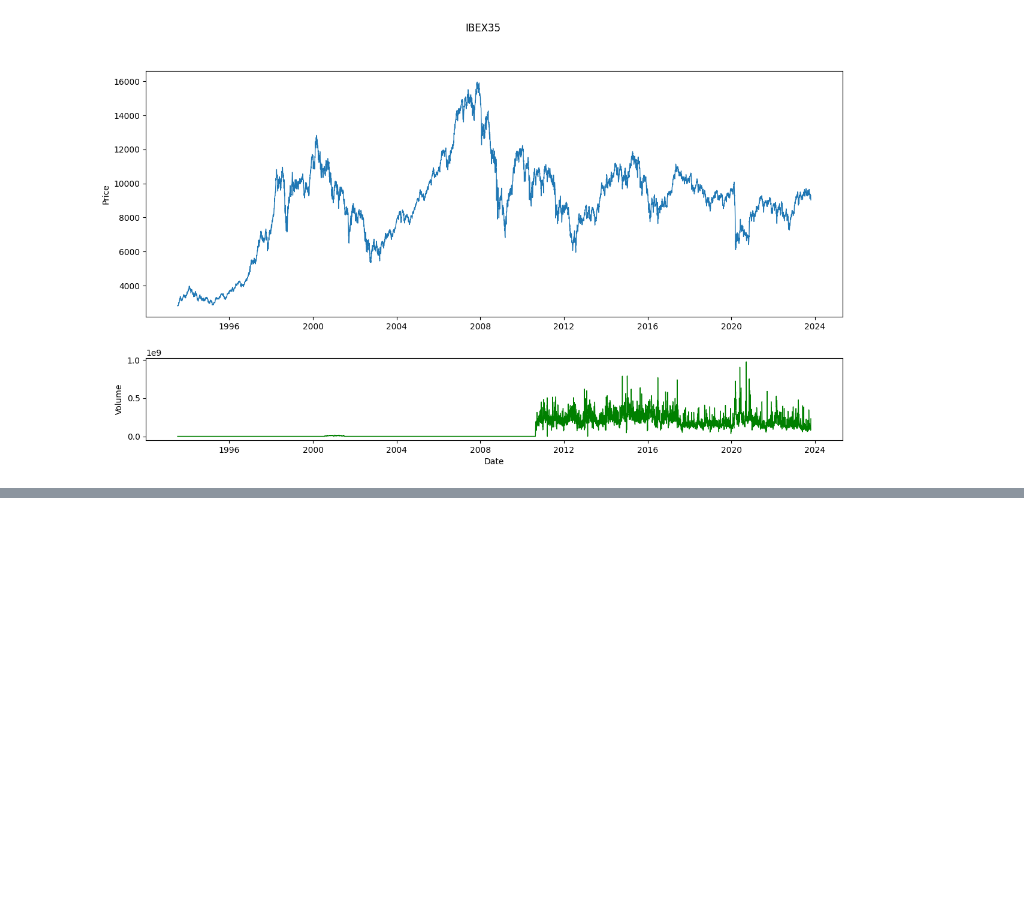
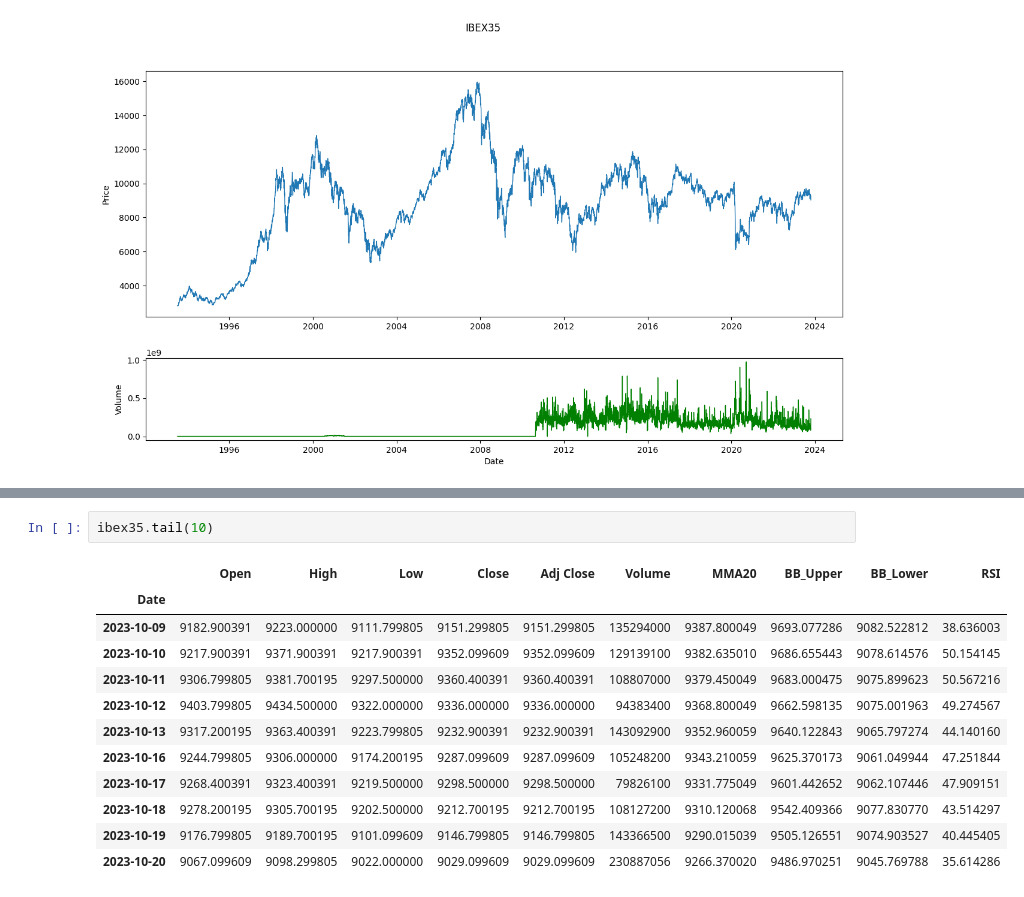
Before and after one commit to alfonrodrisimon/Stock-Market-Finance-Python, a Jupyter notebook: notebooks/Ibex35-notebook.ipynb, the cells around one changed output, grey strips where cells are left out. Cells and saved outputs as stored; diff of their text form; blank space fills up the shorter version.

```diff
--- a/notebooks/Ibex35-notebook.ipynb
+++ b/notebooks/Ibex35-notebook.ipynb
@@ -93,0 +115,15 @@ plt.show()
+# %%
+ibex35.tail(10)
+# %% [output]
+|  | Open | High | Low | Close | Adj Close | Volume | MMA20 | BB_Upper | BB_Lower | RSI |
+| Date |  |  |  |  |  |  |  |  |  |  |
+| 2023-10-09 | 9182.900391 | 9223.000000 | 9111.799805 | 9151.299805 | 9151.299805 | 135294000 | 9387.800049 | 9693.077286 | 9082.522812 | 38.636003 |
+| 2023-10-10 | 9217.900391 | 9371.900391 | 9217.900391 | 9352.099609 | 9352.099609 | 129139100 | 9382.635010 | 9686.655443 | 9078.614576 | 50.154145 |
+| 2023-10-11 | 9306.799805 | 9381.700195 | 9297.500000 | 9360.400391 | 9360.400391 | 108807000 | 9379.450049 | 9683.000475 | 9075.899623 | 50.567216 |
+| 2023-10-12 | 9403.799805 | 9434.500000 | 9322.000000 | 9336.000000 | 9336.000000 | 94383400 | 9368.800049 | 9662.598135 | 9075.001963 | 49.274567 |
+| 2023-10-13 | 9317.200195 | 9363.400391 | 9223.799805 | 9232.900391 | 9232.900391 | 143092900 | 9352.960059 | 9640.122843 | 9065.797274 | 44.140160 |
+| 2023-10-16 | 9244.799805 | 9306.000000 | 9174.200195 | 9287.099609 | 9287.099609 | 105248200 | 9343.210059 | 9625.370173 | 9061.049944 | 47.251844 |
+| 2023-10-17 | 9268.400391 | 9323.400391 | 9219.500000 | 9298.500000 | 9298.500000 | 79826100 | 9331.775049 | 9601.442652 | 9062.107446 | 47.909151 |
+| 2023-10-18 | 9278.200195 | 9305.700195 | 9202.500000 | 9212.700195 | 9212.700195 | 108127200 | 9310.120068 | 9542.409366 | 9077.830770 | 43.514297 |
+| 2023-10-19 | 9176.799805 | 9189.700195 | 9101.099609 | 9146.799805 | 9146.799805 | 143366500 | 9290.015039 | 9505.126551 | 9074.903527 | 40.445405 |
+| 2023-10-20 | 9067.099609 | 9098.299805 | 9022.000000 | 9029.099609 | 9029.099609 | 230887056 | 9266.370020 | 9486.970251 | 9045.769788 | 35.614286 |
```
Also changed, not shown: parts of 3 cells of this notebook.
